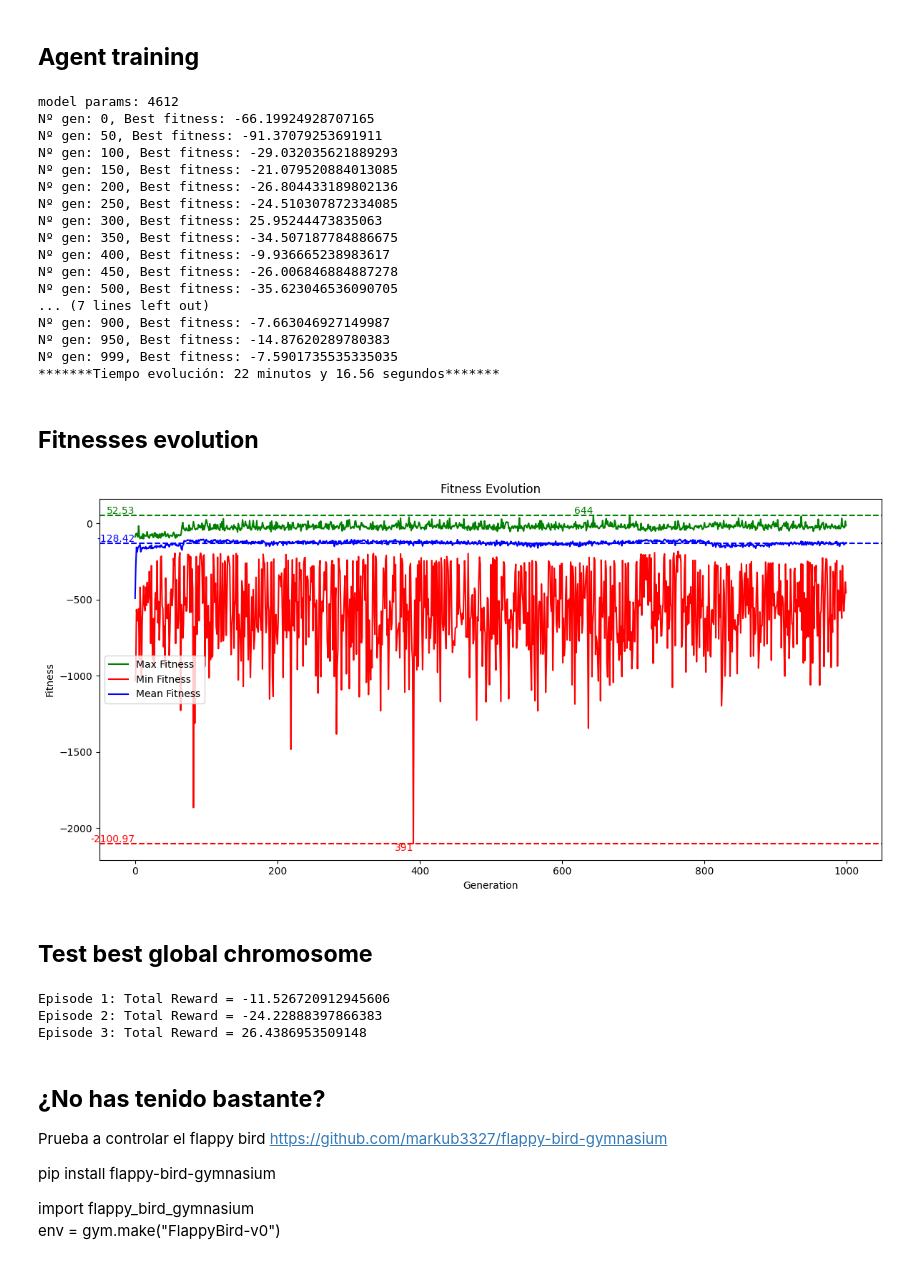
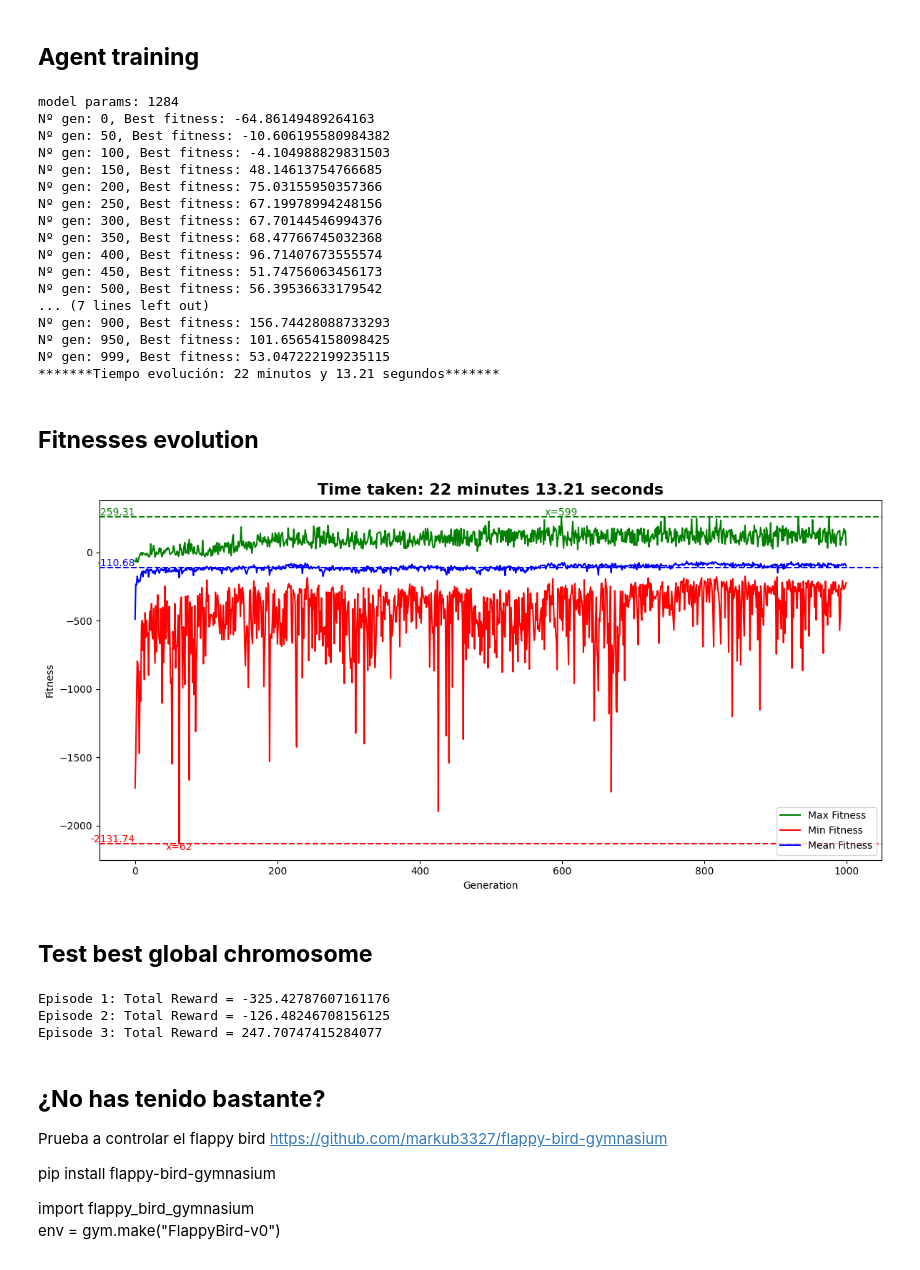
Before and after one commit to pintamonas4575/RLGAN-project-MAADM-UPM, a Jupyter notebook: RLGAN-p1-AG.ipynb, the cells around one changed output. Cells and saved outputs as stored; diff of their text form; code cells hidden in the pictures.

Commit message:
por qué el AG train bien y test mal?

```diff
--- a/RLGAN-p1-AG.ipynb
+++ b/RLGAN-p1-AG.ipynb
@@ -68,93 +68,95 @@ env.close()
 ## **Agent training**
 # %%
 env = gym.make("LunarLander-v3")
-architecture = MLP(layers=[8,32,64,32,4])
-genetic_algorithm = AG_Lunar_Lander(population_size=100, num_ind_exp=5, MLP=architecture, env=env, env_seed=None)
+# architecture = MLP(layers=[8,32,64,32,4])
+architecture = MLP(layers=[8,16,32,16,4])
+genetic_algorithm = AG_Lunar_Lander(population_size=100, num_ind_exp=3, MLP=architecture, env=env, env_seed=None)
 
 print("model params:", genetic_algorithm.MLP.size)
 
 start = time.time()
-genetic_algorithm.evolve(pmut=0.1, pcross=0.7, ngen=1000, T=6, trace=50, reverse_sort=True, elitism=False)
+GENERATIONS = 1000
+genetic_algorithm.evolve(pmut=0.1, pcross=0.7, ngen=GENERATIONS, T=8, trace=50, reverse_sort=True, elitism=False)
 minutos, segundos = divmod(time.time()-start, 60)
 print(f"*******Tiempo evolución: {int(minutos)} minutos y {segundos:.2f} segundos*******")
 
 best_chromosome = genetic_algorithm.best_global_individual[1]
-np.savetxt("results_p1/lunar_lander_AG.txt", best_chromosome)
+np.savetxt(f"results_p1/lunar_lander_AG_{GENERATIONS}.txt", best_chromosome)
 # %% [output]
-model params: 4612
-Nº gen: 0, Best fitness: -66.19924928707165
-Nº gen: 50, Best fitness: -91.37079253691911
-Nº gen: 100, Best fitness: -29.032035621889293
-Nº gen: 150, Best fitness: -21.079520884013085
-Nº gen: 200, Best fitness: -26.804433189802136
-Nº gen: 250, Best fitness: -24.510307872334085
-Nº gen: 300, Best fitness: 25.95244473835063
-Nº gen: 350, Best fitness: -34.507187784886675
-Nº gen: 400, Best fitness: -9.936665238983617
-Nº gen: 450, Best fitness: -26.006846884887278
-Nº gen: 500, Best fitness: -35.623046536090705
+model params: 1284
+Nº gen: 0, Best fitness: -64.86149489264163
+Nº gen: 50, Best fitness: -10.606195580984382
+Nº gen: 100, Best fitness: -4.104988829831503
+Nº gen: 150, Best fitness: 48.14613754766685
+Nº gen: 200, Best fitness: 75.03155950357366
+Nº gen: 250, Best fitness: 67.19978994248156
+Nº gen: 300, Best fitness: 67.70144546994376
+Nº gen: 350, Best fitness: 68.47766745032368
+Nº gen: 400, Best fitness: 96.71407673555574
+Nº gen: 450, Best fitness: 51.74756063456173
+Nº gen: 500, Best fitness: 56.39536633179542
 ... (7 lines left out)
-Nº gen: 900, Best fitness: -7.663046927149987
-Nº gen: 950, Best fitness: -14.87620289780383
-Nº gen: 999, Best fitness: -7.5901735535335035
-*******Tiempo evolución: 22 minutos y 16.56 segundos*******
+Nº gen: 900, Best fitness: 156.74428088733293
+Nº gen: 950, Best fitness: 101.65654158098425
+Nº gen: 999, Best fitness: 53.047222199235115
+*******Tiempo evolución: 22 minutos y 13.21 segundos*******
 # %% [markdown]
 ## **Fitnesses evolution**
 # %%
 def plot_fitnesses_evolution():
     plt.figure(figsize=(12, 6))
 
     max_fitness = genetic_algorithm.max_fitnesses
     min_fitness = genetic_algorithm.min_fitnesses
     mean_fitness = genetic_algorithm.mean_fitnesses
 
     max_fitness_gen = np.argmax(max_fitness)
     min_fitness_gen = np.argmin(min_fitness)
 
-    plt.plot(max_fitness, label='Max Fitness', color='g')
+    plt.plot(max_fitness, label="Max Fitness", color='g')
     plt.axhline(y=max(max_fitness), color='g', linestyle='--')
-    plt.text(max_fitness_gen, max(max_fitness)+10, f'{max_fitness_gen}', color='g', ha='right')
+    plt.text(max_fitness_gen, max(max_fitness)+10, f"x={max_fitness_gen}", color='g', ha="center")
     plt.text(0, max(max_fitness)+10, f'{max(max_fitness):.2f}', color='g', ha='right') # max value
 
-    plt.plot(min_fitness, label='Min Fitness', color='r')
+    plt.plot(min_fitness, label="Min Fitness", color='r')
     plt.axhline(y=min(min_fitness), color='r', linestyle='--')
-    plt.text(min_fitness_gen, min(min_fitness)-50, f'{min_fitness_gen}', color='r', ha='right')
+    plt.text(min_fitness_gen, min(min_fitness)-50, f"x={min_fitness_gen}", color='r', ha="center")
     plt.text(0, min(min_fitness)+10, f'{min(min_fitness):.2f}', color='r', ha='right') # min value
 
-    plt.plot(mean_fitness, label='Mean Fitness', color='b')
+    plt.plot(mean_fitness, label="Mean Fitness", color='b')
     plt.axhline(y=np.mean(mean_fitness), color='b', linestyle='--')
     plt.text(0, np.mean(mean_fitness)+10, f'{np.mean(mean_fitness):.2f}', color='b', ha='right') # mean value
 
-    plt.xlabel('Generation')
-    plt.ylabel('Fitness')
-    plt.title('Fitness Evolution')
-    plt.legend(loc='center left')
+    plt.xlabel("Generation")
+    plt.ylabel("Fitness")
+    plt.title(f"Time taken: {int(minutos)} minutes {segundos:.2f} seconds", fontsize=16, ha='center', fontweight='bold')
+    plt.legend()
     plt.tight_layout()
-    plt.savefig("results_p1/lunar_lander_AG.png")
+    plt.savefig(f"results_p1/lunar_lander_AG_{GENERATIONS}.png")
     plt.show()
 
 plot_fitnesses_evolution()
 # %% [output]
-[figure, old version]
+[figure, new version]
 # %% [markdown]
 ## **Test best global chromosome**
 # %%
-test_chromosome = np.loadtxt("results_p1/lunar_lander_AG.txt").tolist()
-test_model = architecture # previously defined MLP model
+test_chromosome = np.loadtxt(f"results_p1/lunar_lander_AG_{GENERATIONS}.txt").tolist()
+test_model = architecture # previously defined MLP architecture
 test_model.from_chromosome(test_chromosome)
 
 num_episodes_test = 3
 destiny_folder = "results_p1/videos"
 test_env = gym.make("LunarLander-v3", render_mode="rgb_array")
-test_env = RecordVideo(test_env, video_folder=destiny_folder, name_prefix="AG", episode_trigger=lambda x: x < num_episodes_test)
+test_env = RecordVideo(test_env, video_folder=destiny_folder, name_prefix=f"AG-{GENERATIONS}", episode_trigger=lambda x: x < num_episodes_test)
 
 def policy(observation):
     s = test_model.forward(observation)
     action = np.argmax(s)
     return action
 
-state, _ = test_env.reset()
 for episode in range(num_episodes_test):
+    state, _ = test_env.reset()
     done = False
     total_reward = 0
 
@@ -166,14 +168,12 @@ for episode in range(num_episodes_test):
 
         if done:
             print(f"Episode {episode + 1}: Total Reward = {total_reward}")
-            state, _ = test_env.reset()
-            break  # pasar al siguiente episodio
 
 test_env.close()
 # %% [output]
-Episode 1: Total Reward = -11.526720912945606
-Episode 2: Total Reward = -24.22888397866383
-Episode 3: Total Reward = 26.4386953509148
+Episode 1: Total Reward = -325.42787607161176
+Episode 2: Total Reward = -126.48246708156125
+Episode 3: Total Reward = 247.70747415284077
 # %% [markdown]
 ## **¿No has tenido bastante?**
 
```
Also changed, not shown: 11 other files.
